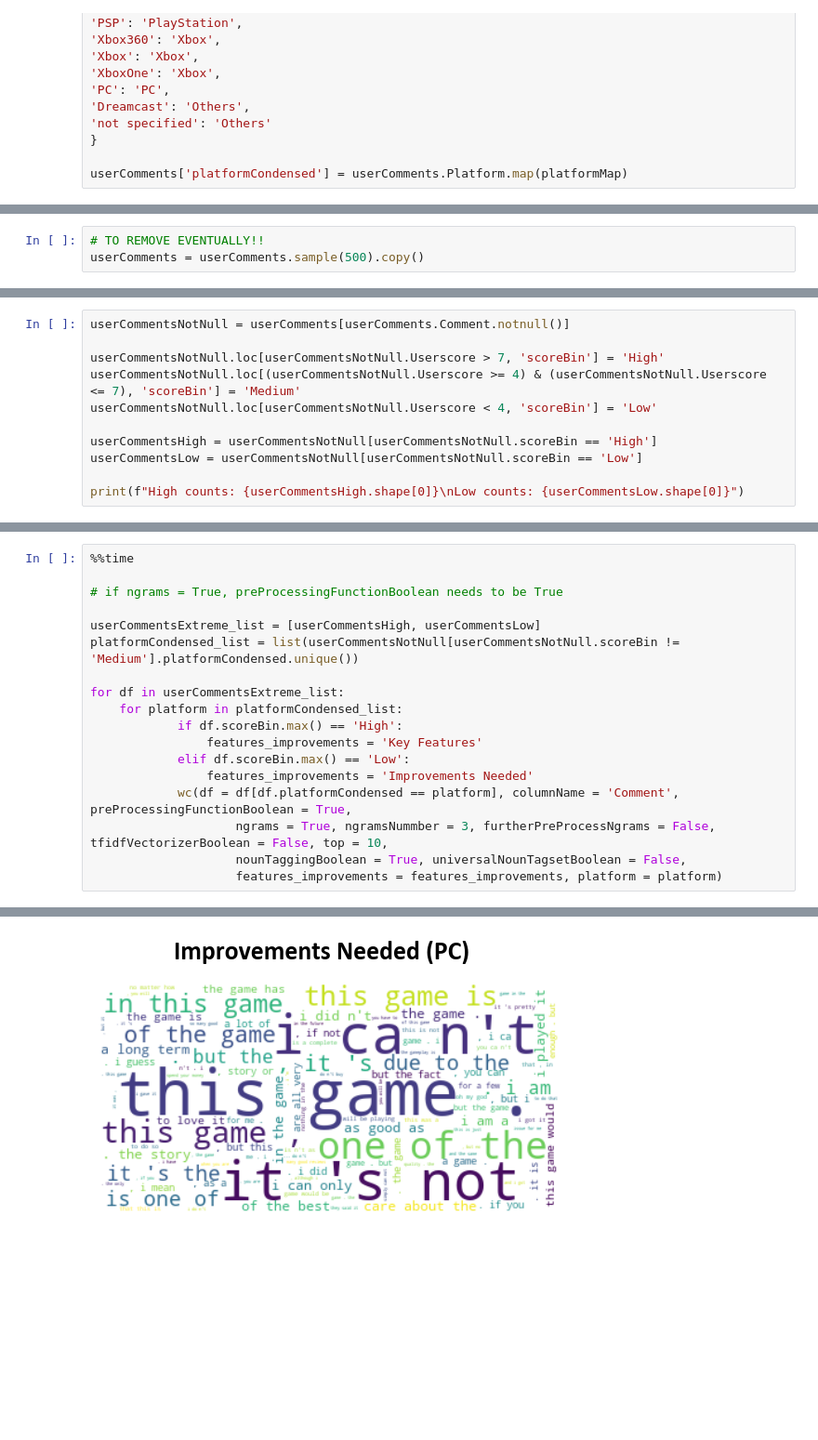
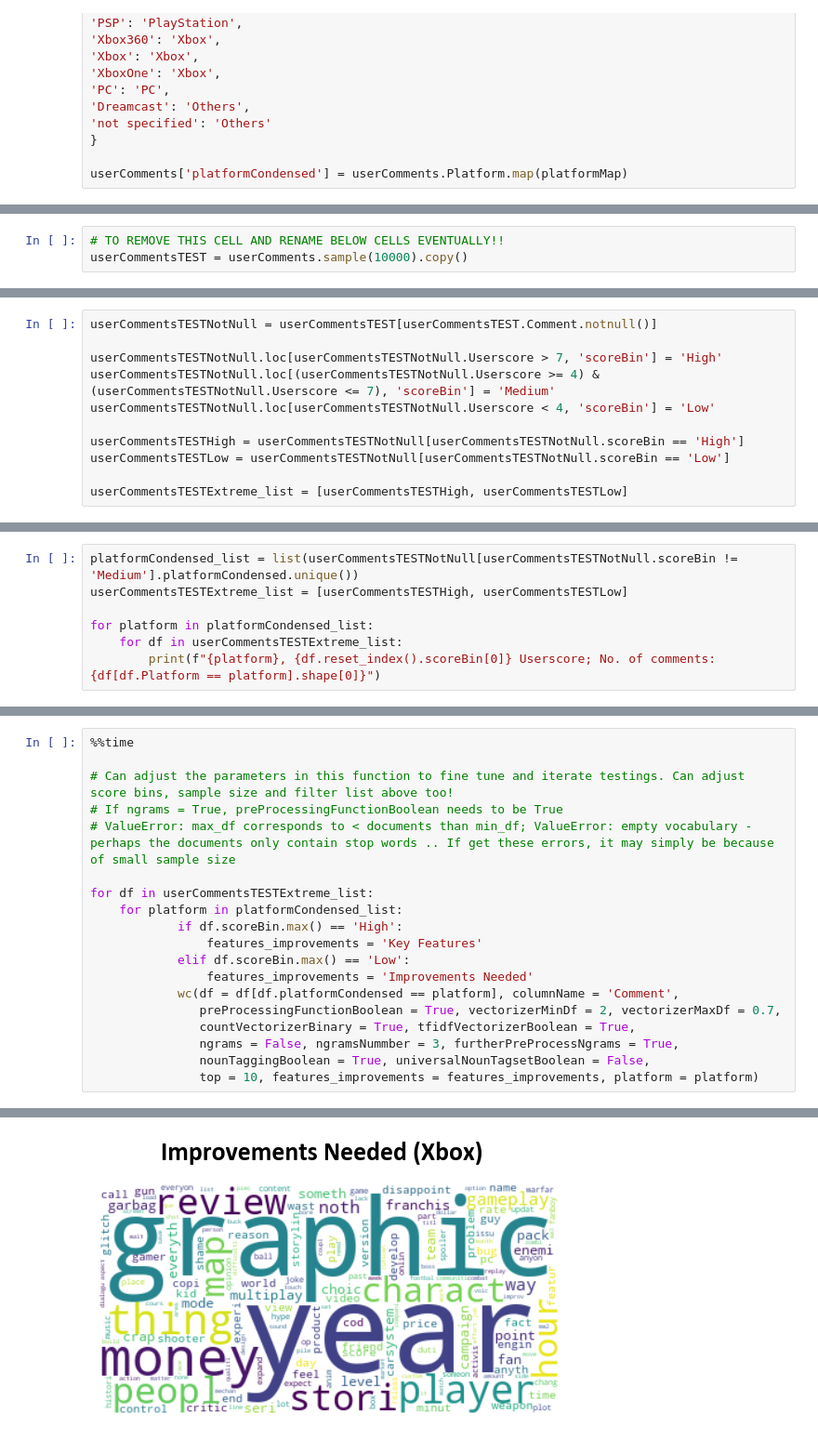
Before and after one commit to wd686/EBAC, a Jupyter notebook: Modelling/Text Analytics/FeaturesandImprovements.ipynb, the cells around one changed output, grey strips where cells are left out. Shown at 93% size. Saved outputs shown, nothing was run; the diff lists cells and outputs as text; blank space fills up the shorter version.

```diff
--- a/Modelling/Text Analytics/FeaturesandImprovements.ipynb
+++ b/Modelling/Text Analytics/FeaturesandImprovements.ipynb
@@ -59,3 +153,3 @@ userComments['platformCondensed'] = userComments.Platform.map(platformMap)
 # %%
-# TO REMOVE EVENTUALLY!!
-userComments = userComments.sample(500).copy()
+# TO REMOVE THIS CELL AND RENAME BELOW CELLS EVENTUALLY!!
+userCommentsTEST = userComments.sample(10000).copy()
@@ -150,11 +156,11 @@ def wc(df, columnName, preProcessingFunctionBoolean = True, tfidfVectorizerBoole
 # %%
-userCommentsNotNull = userComments[userComments.Comment.notnull()]
+userCommentsTESTNotNull = userCommentsTEST[userCommentsTEST.Comment.notnull()]
 
-userCommentsNotNull.loc[userCommentsNotNull.Userscore > 7, 'scoreBin'] = 'High'
-userCommentsNotNull.loc[(userCommentsNotNull.Userscore >= 4) & (userCommentsNotNull.Userscore <= 7), 'scoreBin'] = 'Medium'
-userCommentsNotNull.loc[userCommentsNotNull.Userscore < 4, 'scoreBin'] = 'Low'
+userCommentsTESTNotNull.loc[userCommentsTESTNotNull.Userscore > 7, 'scoreBin'] = 'High'
+userCommentsTESTNotNull.loc[(userCommentsTESTNotNull.Userscore >= 4) & (userCommentsTESTNotNull.Userscore <= 7), 'scoreBin'] = 'Medium'
+userCommentsTESTNotNull.loc[userCommentsTESTNotNull.Userscore < 4, 'scoreBin'] = 'Low'
 
-userCommentsHigh = userCommentsNotNull[userCommentsNotNull.scoreBin == 'High']
-userCommentsLow = userCommentsNotNull[userCommentsNotNull.scoreBin == 'Low']
+userCommentsTESTHigh = userCommentsTESTNotNull[userCommentsTESTNotNull.scoreBin == 'High']
+userCommentsTESTLow = userCommentsTESTNotNull[userCommentsTESTNotNull.scoreBin == 'Low']
 
-print(f"High counts: {userCommentsHigh.shape[0]}\nLow counts: {userCommentsLow.shape[0]}")
+userCommentsTESTExtreme_list = [userCommentsTESTHigh, userCommentsTESTLow]
@@ -163,0 +167,7 @@ Low counts: 79
+# %%
+platformCondensed_list = list(userCommentsTESTNotNull[userCommentsTESTNotNull.scoreBin != 'Medium'].platformCondensed.unique())
+userCommentsTESTExtreme_list = [userCommentsTESTHigh, userCommentsTESTLow]
+
+for platform in platformCondensed_list:
+    for df in userCommentsTESTExtreme_list:
+        print(f"{platform}, {df.reset_index().scoreBin[0]} Userscore; No. of comments: {df[df.Platform == platform].shape[0]}")
@@ -164,19 +185,20 @@ Low counts: 79
 # %%
 %%time
 
-# if ngrams = True, preProcessingFunctionBoolean needs to be True
+# Can adjust the parameters in this function to fine tune and iterate testings. Can adjust score bins, sample size and filter list above too!
+# If ngrams = True, preProcessingFunctionBoolean needs to be True
+# ValueError: max_df corresponds to < documents than min_df; ValueError: empty vocabulary - perhaps the documents only contain stop words .. If get these errors, it may simply be because of small sample size
 
-userCommentsExtreme_list = [userCommentsHigh, userCommentsLow]
-platformCondensed_list = list(userCommentsNotNull[userCommentsNotNull.scoreBin != 'Medium'].platformCondensed.unique())
-
-for df in userCommentsExtreme_list:
+for df in userCommentsTESTExtreme_list:
     for platform in platformCondensed_list:
             if df.scoreBin.max() == 'High':
                 features_improvements = 'Key Features'
             elif df.scoreBin.max() == 'Low':
                 features_improvements = 'Improvements Needed'
-            wc(df = df[df.platformCondensed == platform], columnName = 'Comment', preProcessingFunctionBoolean = True,
-                    ngrams = True, ngramsNummber = 3, furtherPreProcessNgrams = False, tfidfVectorizerBoolean = False, top = 10,
-                    nounTaggingBoolean = True, universalNounTagsetBoolean = False,
-                    features_improvements = features_improvements, platform = platform)
+            wc(df = df[df.platformCondensed == platform], columnName = 'Comment',
+               preProcessingFunctionBoolean = True, vectorizerMinDf = 2, vectorizerMaxDf = 0.7,
+               countVectorizerBinary = True, tfidfVectorizerBoolean = True,
+               ngrams = False, ngramsNummber = 3, furtherPreProcessNgrams = True,
+               nounTaggingBoolean = True, universalNounTagsetBoolean = False,
+               top = 10, features_improvements = features_improvements, platform = platform)
 # %% [output]
@@ -193 +215 @@ for df in userCommentsExtreme_list:
-[figure, old version]
+[figure, new version]
```
Also changed, not shown: parts of 6 cells of this notebook.
